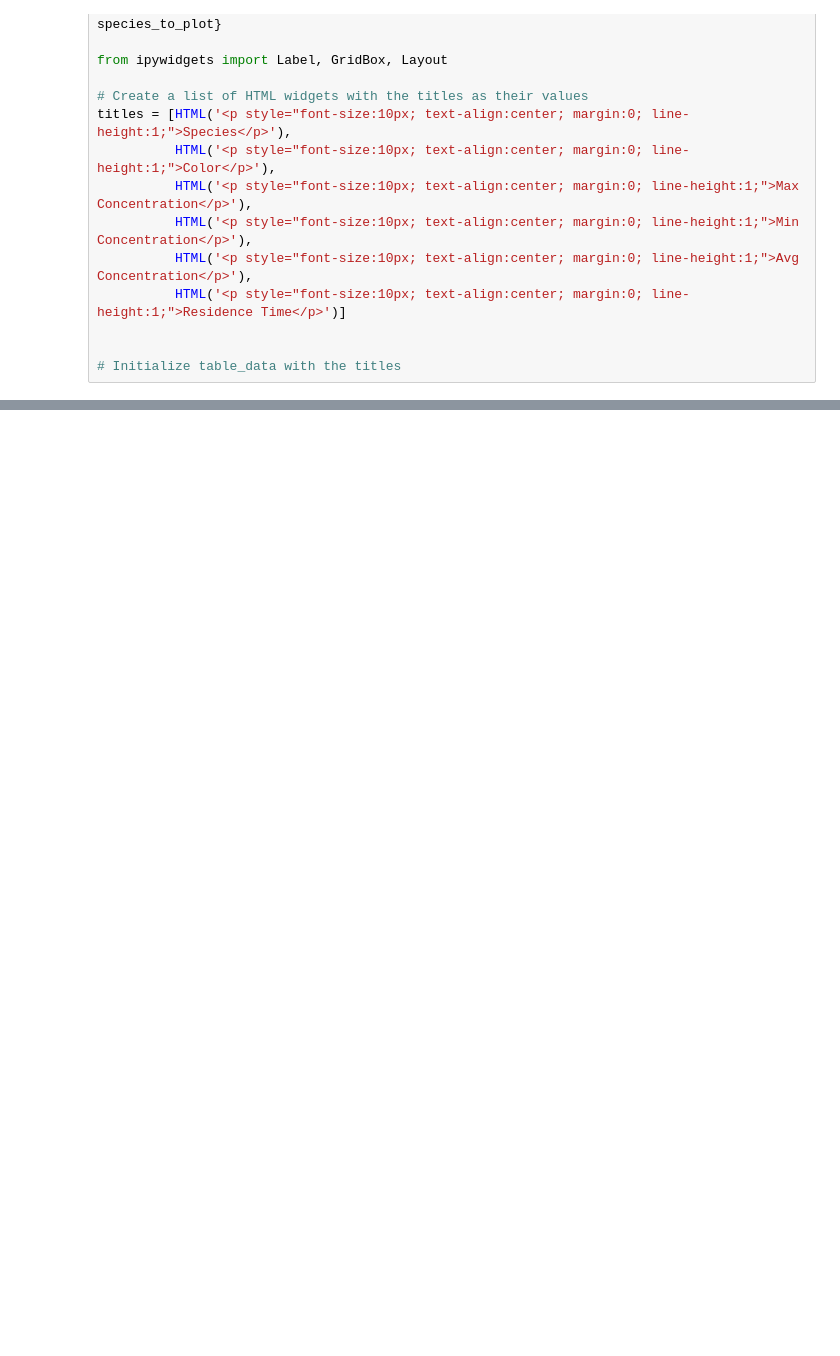
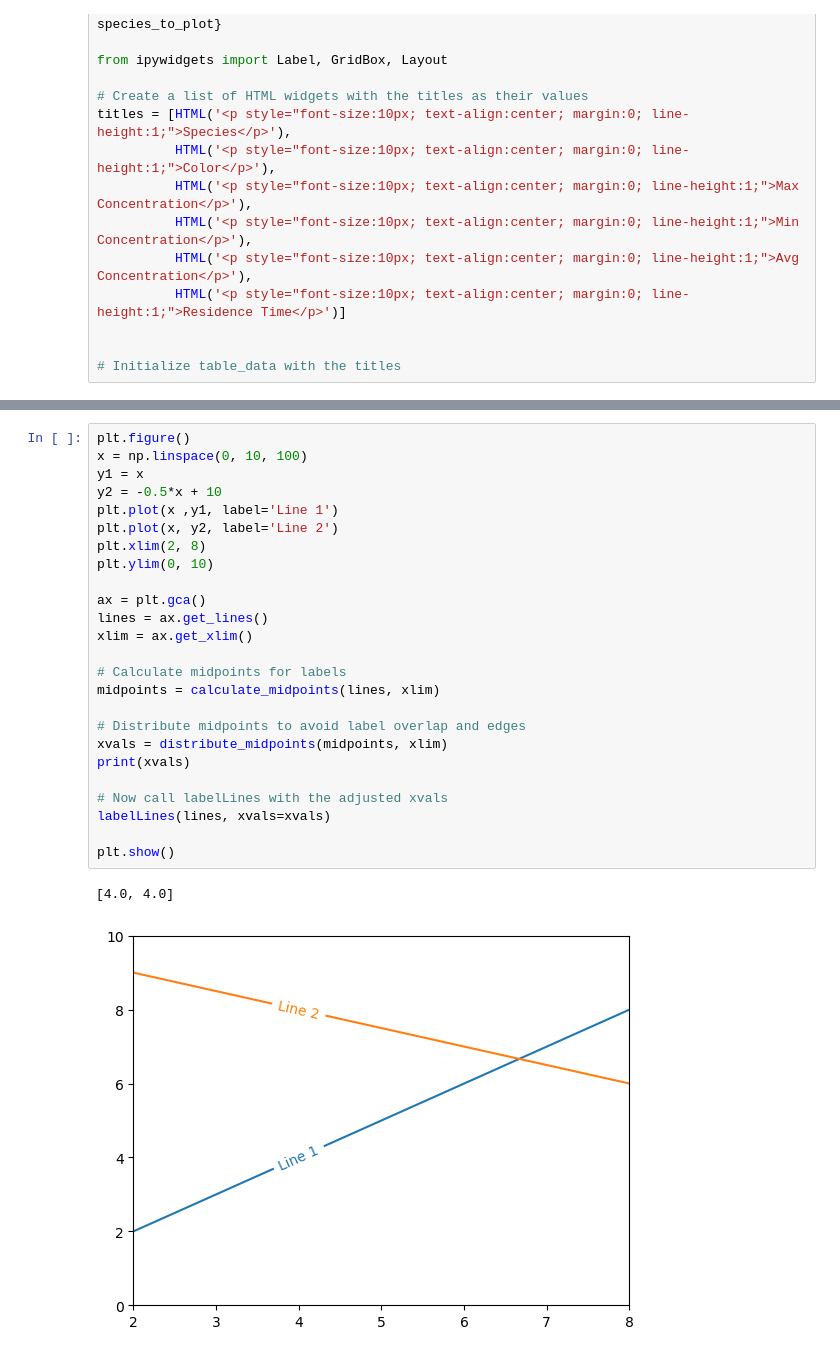
Before and after one commit to wilkeska/PFAS_Modeling, a Jupyter notebook: pseudo_PFR/MRE.ipynb, the cells around one changed output, grey strips where cells are left out. Drawn from its saved outputs; the diff is of its cells as text; blank space fills up the shorter version.

```diff
--- a/pseudo_PFR/MRE.ipynb
+++ b/pseudo_PFR/MRE.ipynb
@@ -867,3 +879,31 @@ def label_visible_lines(ax, lines):
+# %%
+plt.figure()
+x = np.linspace(0, 10, 100)
+y1 = x
+y2 = -0.5*x + 10
+plt.plot(x ,y1, label='Line 1')
+plt.plot(x, y2, label='Line 2')
+plt.xlim(2, 8)
+plt.ylim(0, 10)
+
+ax = plt.gca()
+lines = ax.get_lines()
+xlim = ax.get_xlim()
+
+# Calculate midpoints for labels
+midpoints = calculate_midpoints(lines, xlim)
+
+# Distribute midpoints to avoid label overlap and edges
+xvals = distribute_midpoints(midpoints, xlim)
+print(xvals)
+
+# Now call labelLines with the adjusted xvals
+labelLines(lines, xvals=xvals)
+
+plt.show()
+# %% [output]
+[4.0, 4.0]
+[figure, added]
 # %%
 
 # Define widgets
```
Also changed, not shown: parts of 3 cells of this notebook.
